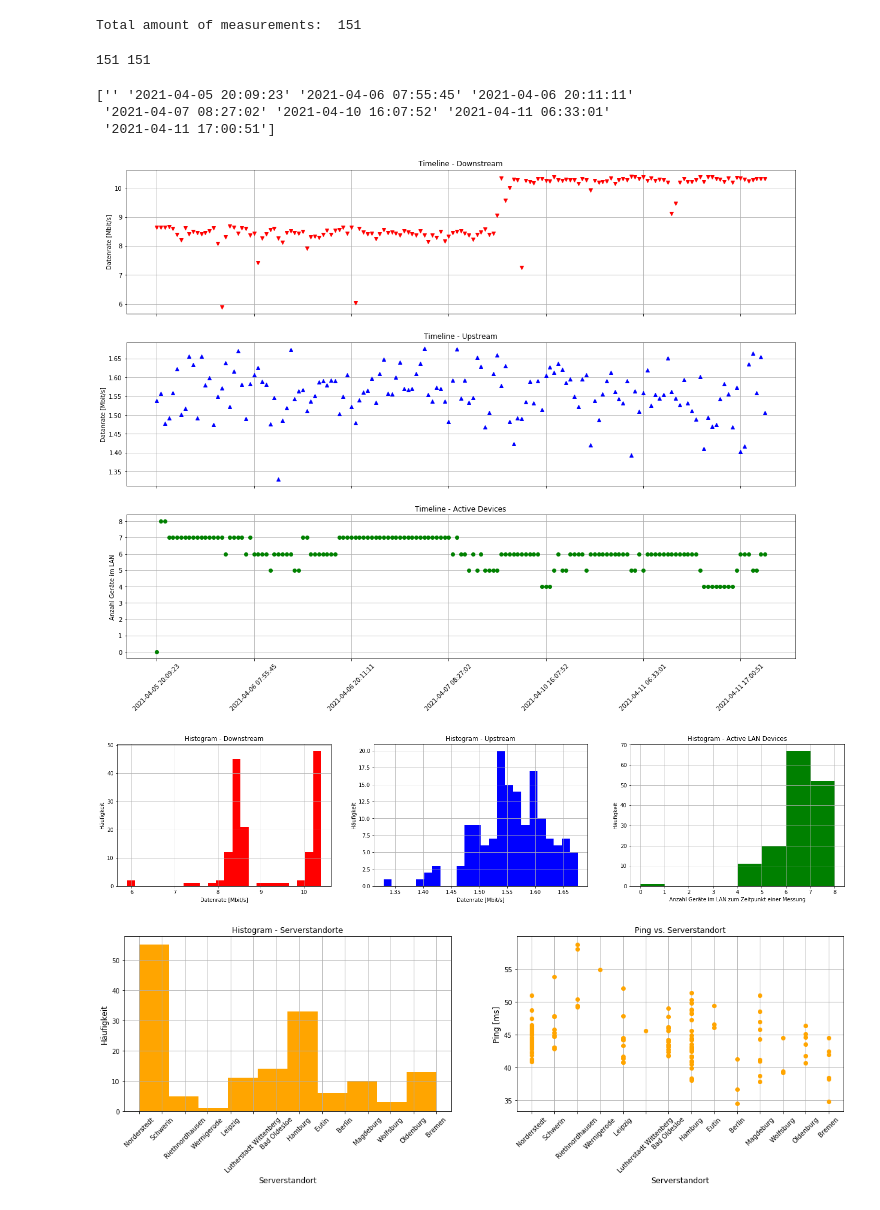
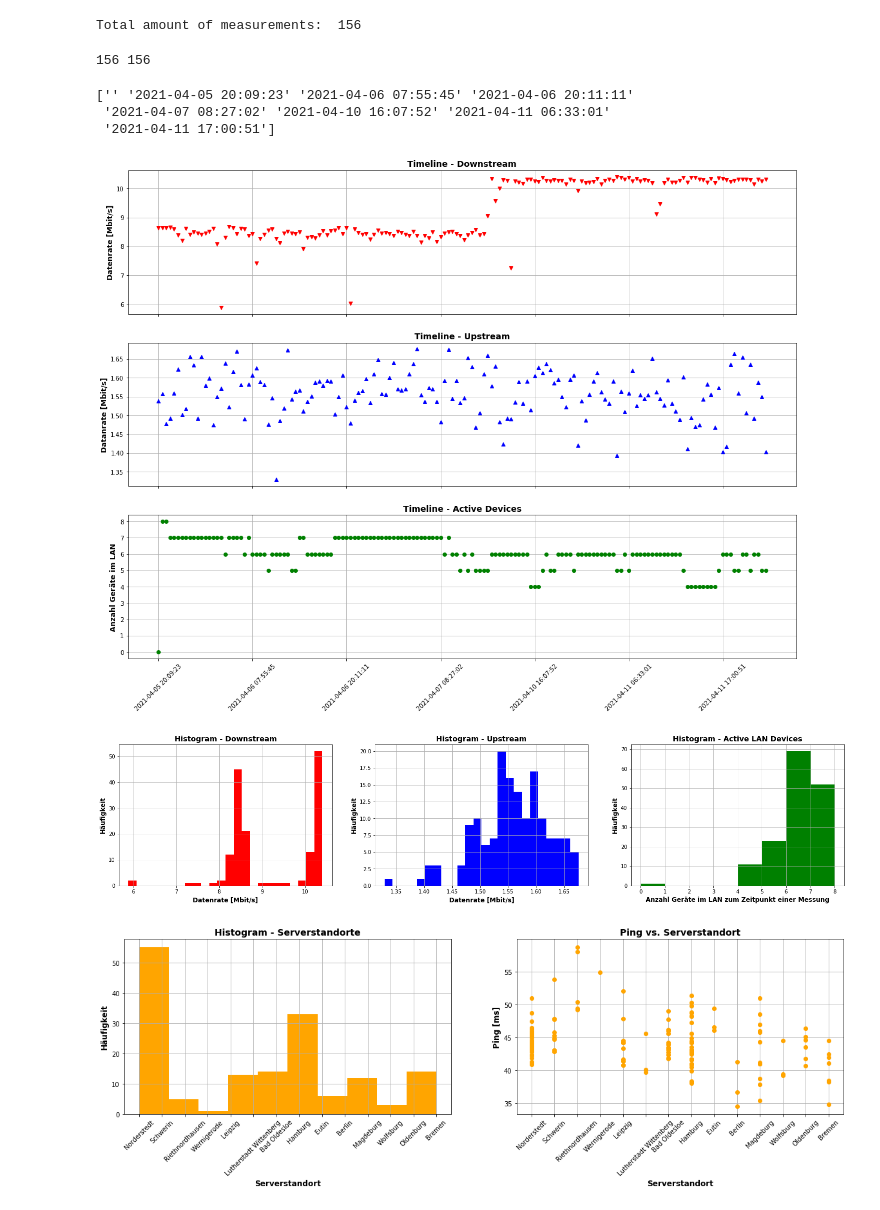
Before and after one commit to lindeMAX/speedtest, a Jupyter notebook: evaluation/evaluation.ipynb, the cells around one changed output. Saved outputs shown, nothing was run; the diff lists cells and outputs as text; code cells hidden in the pictures.

```diff
--- a/evaluation/evaluation.ipynb
+++ b/evaluation/evaluation.ipynb
@@ -3,20 +3,20 @@ import numpy as np
 import matplotlib.pyplot as plt
 from matplotlib.ticker import (MultipleLocator, AutoMinorLocator)
 # %%
-server_nbrs  = np.genfromtxt('speedtest_results.csv', dtype=int, delimiter=',', usecols=(0))
-server_urls = np.genfromtxt('speedtest_results.csv', dtype=str, delimiter=',', usecols=(1))
-server_locations = np.genfromtxt('speedtest_results.csv', dtype=str, delimiter=',', usecols=(2))
-timestamps = np.genfromtxt('speedtest_results.csv', dtype=str, delimiter=',', usecols=(3))
-distance = np.genfromtxt('speedtest_results.csv', dtype=float, delimiter=',', usecols=(4))
-pings = np.genfromtxt('speedtest_results.csv', dtype=float, delimiter=',', usecols=(5))
-mbits_down = np.genfromtxt('speedtest_results.csv', dtype=float, delimiter=',', usecols=(6))
-mbits_up = np.genfromtxt('speedtest_results.csv', dtype=float, delimiter=',', usecols=(7))
-unknown = np.genfromtxt('speedtest_results.csv', dtype=str, delimiter=',', usecols=(8))
-ips = np.genfromtxt('speedtest_results.csv', dtype=str, delimiter=',', usecols=(9))
+server_nbrs  = np.genfromtxt('../log/speedtest_results.csv', dtype=int, delimiter=',', usecols=(0))
+server_urls = np.genfromtxt('../log/speedtest_results.csv', dtype=str, delimiter=',', usecols=(1))
+server_locations = np.genfromtxt('../log/speedtest_results.csv', dtype=str, delimiter=',', usecols=(2))
+timestamps = np.genfromtxt('../log/speedtest_results.csv', dtype=str, delimiter=',', usecols=(3))
+distance = np.genfromtxt('../log/speedtest_results.csv', dtype=float, delimiter=',', usecols=(4))
+pings = np.genfromtxt('../log/speedtest_results.csv', dtype=float, delimiter=',', usecols=(5))
+mbits_down = np.genfromtxt('../log/speedtest_results.csv', dtype=float, delimiter=',', usecols=(6))
+mbits_up = np.genfromtxt('../log/speedtest_results.csv', dtype=float, delimiter=',', usecols=(7))
+unknown = np.genfromtxt('../log/speedtest_results.csv', dtype=str, delimiter=',', usecols=(8))
+ips = np.genfromtxt('../log/speedtest_results.csv', dtype=str, delimiter=',', usecols=(9))
 
 print("Total amount of measurements: ", len(timestamps))
 # %% [output]
-Total amount of measurements:  151
+Total amount of measurements:  156
 # %%
 # Geräte im Netzwerk zum Zeitpunkt der Messung
 
@@ -26,7 +26,7 @@ Total amount of measurements:  151
 lan_devices = np.array([])
 
 # Cycle through the device file
-with open("lan_devices.txt", 'r') as device_file:
+with open("../log/lan_devices.txt", 'r') as device_file:
     ctr = 0
     for line in device_file:
         if "Starting" in line:
@@ -42,7 +42,7 @@ with open("lan_devices.txt", 'r') as device_file:
 
 print(len(timestamps), len(lan_devices))
 # %% [output]
-151 151
+156 156
 # %%
 # Result in Mbit/s
 mbits_down = mbits_down * 1e-6
@@ -66,77 +66,77 @@ for idx, timestamp in enumerate(timestamps):
 # %%
 fig , ax = plt.subplots(3, 1, figsize=(20,15))
 
-ax[0].set_title('Timeline - Downstream')
-ax[0].set_ylabel('Datenrate [Mbit/s]')
+ax[0].set_title('Timeline - Downstream', fontsize=14, fontweight='bold')
+ax[0].set_ylabel('Datenrate [Mbit/s]', fontsize=12, fontweight='bold')
 ax[0].plot(timestamps, mbits_down, 'v', color='red')
 ax[0].xaxis.set_major_locator(MultipleLocator(tick_distance))
 ax[0].set_xticklabels([])
 ax[0].grid()
 
-ax[1].set_title('Timeline - Upstream')
-ax[1].set_ylabel('Datanrate [Mbit/s]')
+ax[1].set_title('Timeline - Upstream', fontsize=14, fontweight='bold')
+ax[1].set_ylabel('Datanrate [Mbit/s]', fontsize=12, fontweight='bold')
 ax[1].plot(timestamps, mbits_up, '^', color='blue')
 ax[1].xaxis.set_major_locator(MultipleLocator(tick_distance))
 ax[1].set_xticklabels([])
 ax[1].grid()
 
-ax[2].set_title('Timeline - Active Devices')
-ax[2].set_ylabel('Anzahl Geräte im LAN')
+ax[2].set_title('Timeline - Active Devices', fontsize=14, fontweight='bold')
+ax[2].set_ylabel('Anzahl Geräte im LAN', fontsize=12, fontweight='bold')
 ax[2].plot(timestamps, lan_devices, 'o', color='green')
 ax[2].xaxis.set_major_locator(MultipleLocator(tick_distance))
-ax[2].set_xticklabels(times, rotation=45)
+ax[2].set_xticklabels(times, rotation=45, fontsize=10)
 ax[2].grid()
 
 print(times)
 plt.savefig('timeline_down_up_dev.pdf')
 # %% [output]
 ['' '2021-04-05 20:09:23' '2021-04-06 07:55:45' '2021-04-06 20:11:11'
  '2021-04-07 08:27:02' '2021-04-10 16:07:52' '2021-04-11 06:33:01'
  '2021-04-11 17:00:51']
-[figure, old version]
+[figure, new version]
 # %%
 hist_bins = 25
 
 fig, ax = plt.subplots(1, 3, figsize=(25,5))
 
 ax[0].hist(mbits_down, color='red', bins = np.linspace(np.min(mbits_down), np.max(mbits_down), hist_bins))
-ax[0].set_title('Histogram - Downstream')
-ax[0].set_xlabel('Datenrate [Mbit/s]')
-ax[0].set_ylabel('Häufigkeit')
+ax[0].set_title('Histogram - Downstream', fontsize=14, fontweight='bold')
+ax[0].set_xlabel('Datenrate [Mbit/s]', fontsize=12, fontweight='bold')
+ax[0].set_ylabel('Häufigkeit', fontsize=12, fontweight='bold')
 ax[0].grid()
 
 ax[1].hist(mbits_up, color='blue', bins = np.linspace(np.min(mbits_up), np.max(mbits_up), hist_bins))
-ax[1].set_title("Histogram - Upstream")
-ax[1].set_xlabel('Datenrate [Mbit/s]')
-ax[1].set_ylabel('Häufigkeit')
+ax[1].set_title("Histogram - Upstream", fontsize=14, fontweight='bold')
+ax[1].set_xlabel('Datenrate [Mbit/s]', fontsize=12, fontweight='bold')
+ax[1].set_ylabel('Häufigkeit', fontsize=12, fontweight='bold')
 ax[1].grid()
 
 ax[2].hist(lan_devices, color='green', bins=int(np.max(lan_devices)))
-ax[2].set_title("Histogram - Active LAN Devices")
-ax[2].set_xlabel('Anzahl Geräte im LAN zum Zeitpunkt einer Messung')
-ax[2].set_ylabel('Häufigkeit')
+ax[2].set_title("Histogram - Active LAN Devices", fontsize=14, fontweight='bold')
+ax[2].set_xlabel('Anzahl Geräte im LAN zum Zeitpunkt einer Messung', fontsize=12, fontweight='bold')
+ax[2].set_ylabel('Häufigkeit', fontsize=12, fontweight='bold')
 ax[2].grid()
 
 plt.savefig('histogram_down_up_dev.pdf')
 # %% [output]
-[figure, old version]
+[figure, new version]
 # %%
 fig, ax = plt.subplots(1, 2, figsize=(20,5))
 
 ax[0].hist(server_locations, color='orange')
-ax[0].set_title('Histogram - Serverstandorte', fontsize='large')
-ax[0].set_xlabel('Serverstandort', fontsize='large')
-ax[0].set_ylabel('Häufigkeit', fontsize='large')
+ax[0].set_title('Histogram - Serverstandorte', fontsize=14, fontweight='bold')
+ax[0].set_xlabel('Serverstandort', fontsize=12, fontweight='bold')
+ax[0].set_ylabel('Häufigkeit', fontsize=12, fontweight='bold')
 ax[0].grid()
 ax[0].tick_params(axis='x', labelrotation=45)
 
 ax[1].plot(server_locations, pings, 'o', color='orange')
-ax[1].set_title("Ping vs. Serverstandort", fontsize='large')
-ax[1].set_xlabel('Serverstandort', fontsize='large')
-ax[1].set_ylabel('Ping [ms]', fontsize='large')
+ax[1].set_title("Ping vs. Serverstandort", fontsize=14, fontweight='bold')
+ax[1].set_xlabel('Serverstandort', fontsize=12, fontweight='bold')
+ax[1].set_ylabel('Ping [ms]', fontsize=12, fontweight='bold')
 ax[1].grid()
 ax[1].tick_params(axis='x', labelrotation=45)
 
 plt.savefig('histogram_serverLocations_ping.pdf')
 # %% [output]
-[figure, old version]
+[figure, new version]
```
Also changed, not shown: 5 other files.
